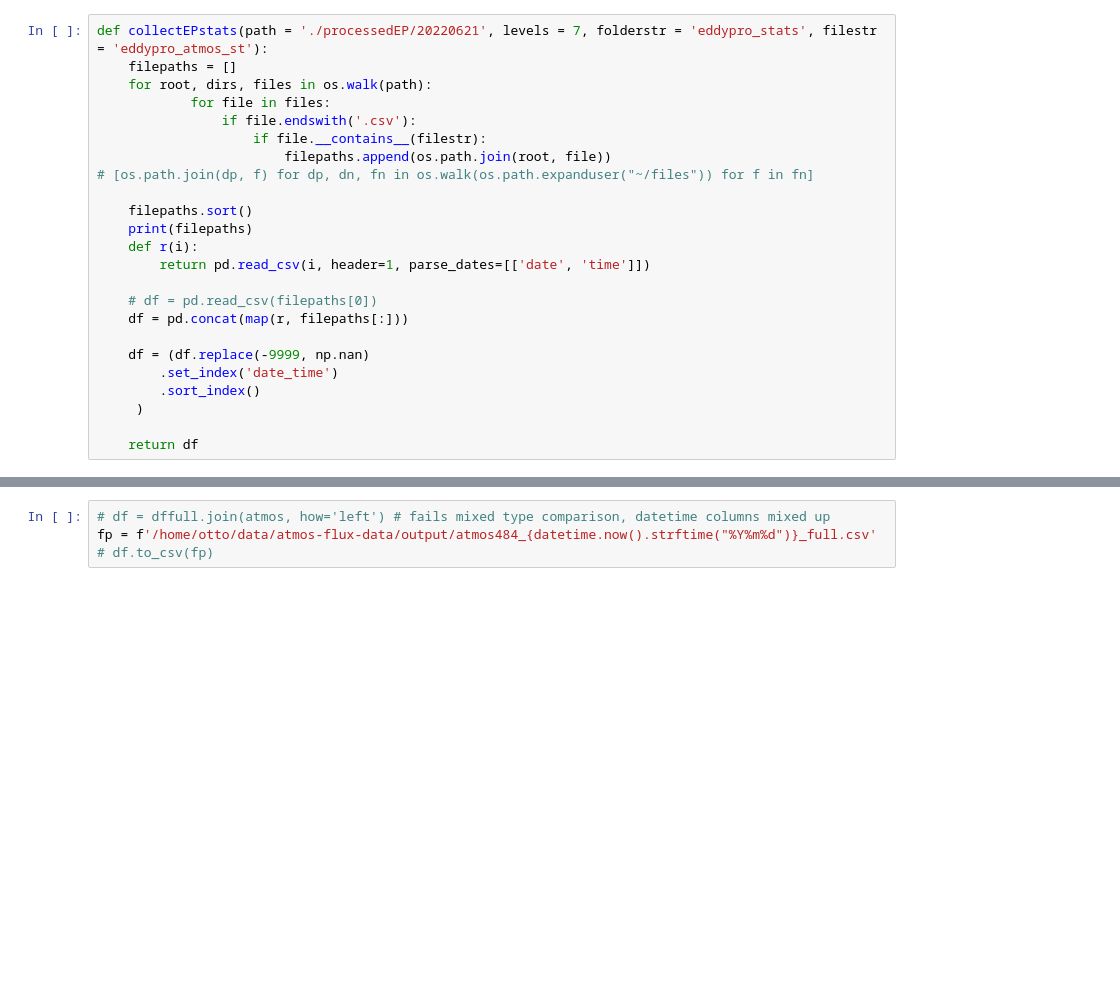
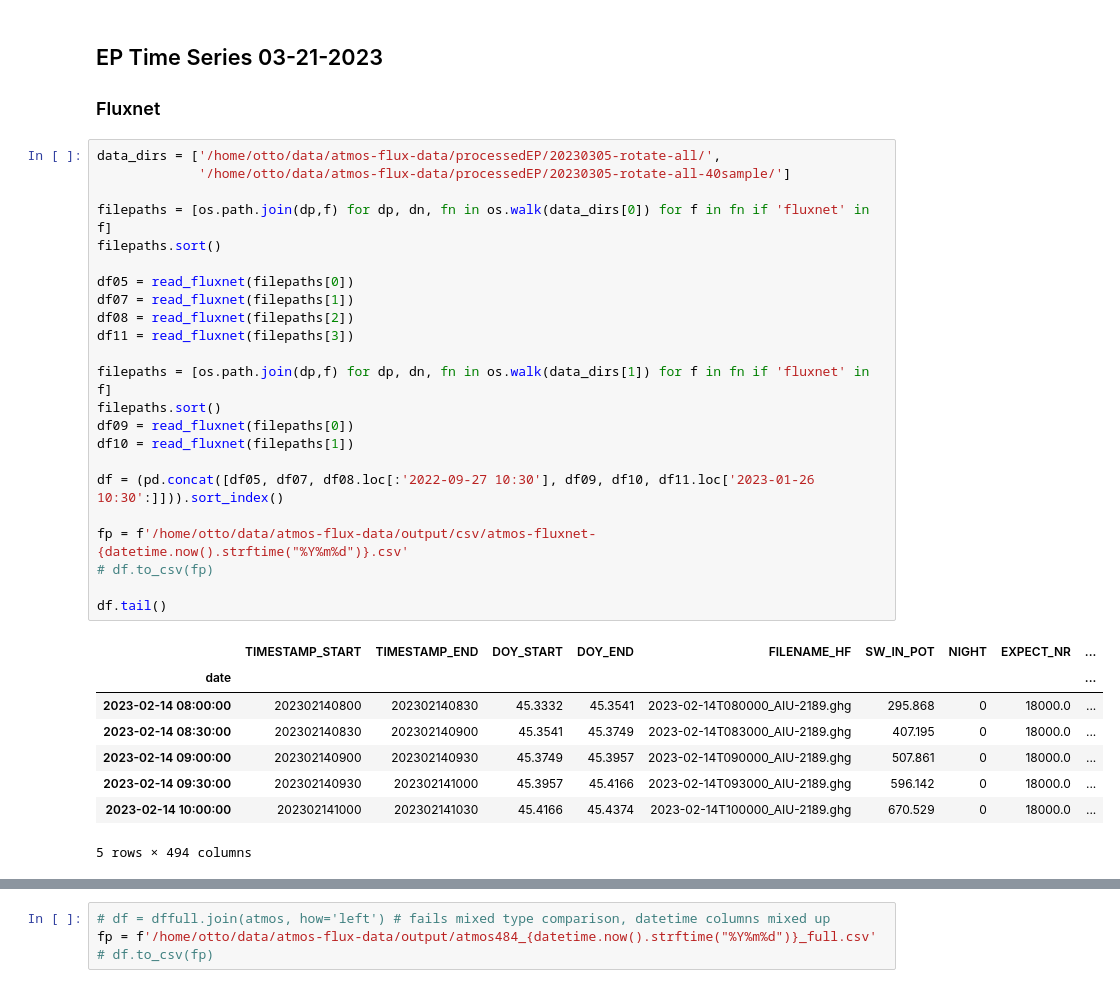
Before and after one commit to ottobriner/atmos-flux-data, a Jupyter notebook: 0.compile_EddyPro_output.ipynb, the cells around one changed output, grey strips where cells are left out. Drawn from its saved outputs; the diff is of its cells as text; blank space fills up the shorter version.

```diff
--- a/0.compile_EddyPro_output.ipynb
+++ b/0.compile_EddyPro_output.ipynb
@@ -139,24 +159,36 @@ def collectEPfull(path = './processedEP/'):
-# %%
-def collectEPstats(path = './processedEP/20220621', levels = 7, folderstr = 'eddypro_stats', filestr = 'eddypro_atmos_st'):
-    filepaths = []
-    for root, dirs, files in os.walk(path):
-            for file in files:
-                if file.endswith('.csv'):
-                    if file.__contains__(filestr):
-                        filepaths.append(os.path.join(root, file))
-# [os.path.join(dp, f) for dp, dn, fn in os.walk(os.path.expanduser("~/files")) for f in fn]
-
-    filepaths.sort()
-    print(filepaths)
-    def r(i):
-        return pd.read_csv(i, header=1, parse_dates=[['date', 'time']])
-
-    # df = pd.read_csv(filepaths[0])
-    df = pd.concat(map(r, filepaths[:]))
-
-    df = (df.replace(-9999, np.nan)
-        .set_index('date_time')
-        .sort_index()
-     )
-
-    return df
+# %% [markdown]
+## EP Time Series 03-21-2023
+
+### Fluxnet
+# %%
+data_dirs = ['/home/otto/data/atmos-flux-data/processedEP/20230305-rotate-all/',
+             '/home/otto/data/atmos-flux-data/processedEP/20230305-rotate-all-40sample/']
+
+filepaths = [os.path.join(dp,f) for dp, dn, fn in os.walk(data_dirs[0]) for f in fn if 'fluxnet' in f]
+filepaths.sort()
+
+df05 = read_fluxnet(filepaths[0])
+df07 = read_fluxnet(filepaths[1])
+df08 = read_fluxnet(filepaths[2])
+df11 = read_fluxnet(filepaths[3])
+
+filepaths = [os.path.join(dp,f) for dp, dn, fn in os.walk(data_dirs[1]) for f in fn if 'fluxnet' in f]
+filepaths.sort()
+df09 = read_fluxnet(filepaths[0])
+df10 = read_fluxnet(filepaths[1])
+
+df = (pd.concat([df05, df07, df08.loc[:'2022-09-27 10:30'], df09, df10, df11.loc['2023-01-26 10:30':]])).sort_index()
+
+fp = f'/home/otto/data/atmos-flux-data/output/csv/atmos-fluxnet-{datetime.now().strftime("%Y%m%d")}.csv'
+# df.to_csv(fp)
+
+df.tail()
+# %% [output]
+|  | TIMESTAMP_START | TIMESTAMP_END | DOY_START | DOY_END | FILENAME_HF | SW_IN_POT | NIGHT | EXPECT_NR | ... |
+| date |  |  |  |  |  |  |  |  | ... |
+| 2023-02-14 08:00:00 | 202302140800 | 202302140830 | 45.3332 | 45.3541 | 2023-02-14T080000_AIU-2189.ghg | 295.868 | 0 | 18000.0 | ... |
+| 2023-02-14 08:30:00 | 202302140830 | 202302140900 | 45.3541 | 45.3749 | 2023-02-14T083000_AIU-2189.ghg | 407.195 | 0 | 18000.0 | ... |
+| 2023-02-14 09:00:00 | 202302140900 | 202302140930 | 45.3749 | 45.3957 | 2023-02-14T090000_AIU-2189.ghg | 507.861 | 0 | 18000.0 | ... |
+| 2023-02-14 09:30:00 | 202302140930 | 202302141000 | 45.3957 | 45.4166 | 2023-02-14T093000_AIU-2189.ghg | 596.142 | 0 | 18000.0 | ... |
+| 2023-02-14 10:00:00 | 202302141000 | 202302141030 | 45.4166 | 45.4374 | 2023-02-14T100000_AIU-2189.ghg | 670.529 | 0 | 18000.0 | ... |
+5 rows × 494 columns
```
Also changed, not shown: parts of 20 cells of this notebook.
